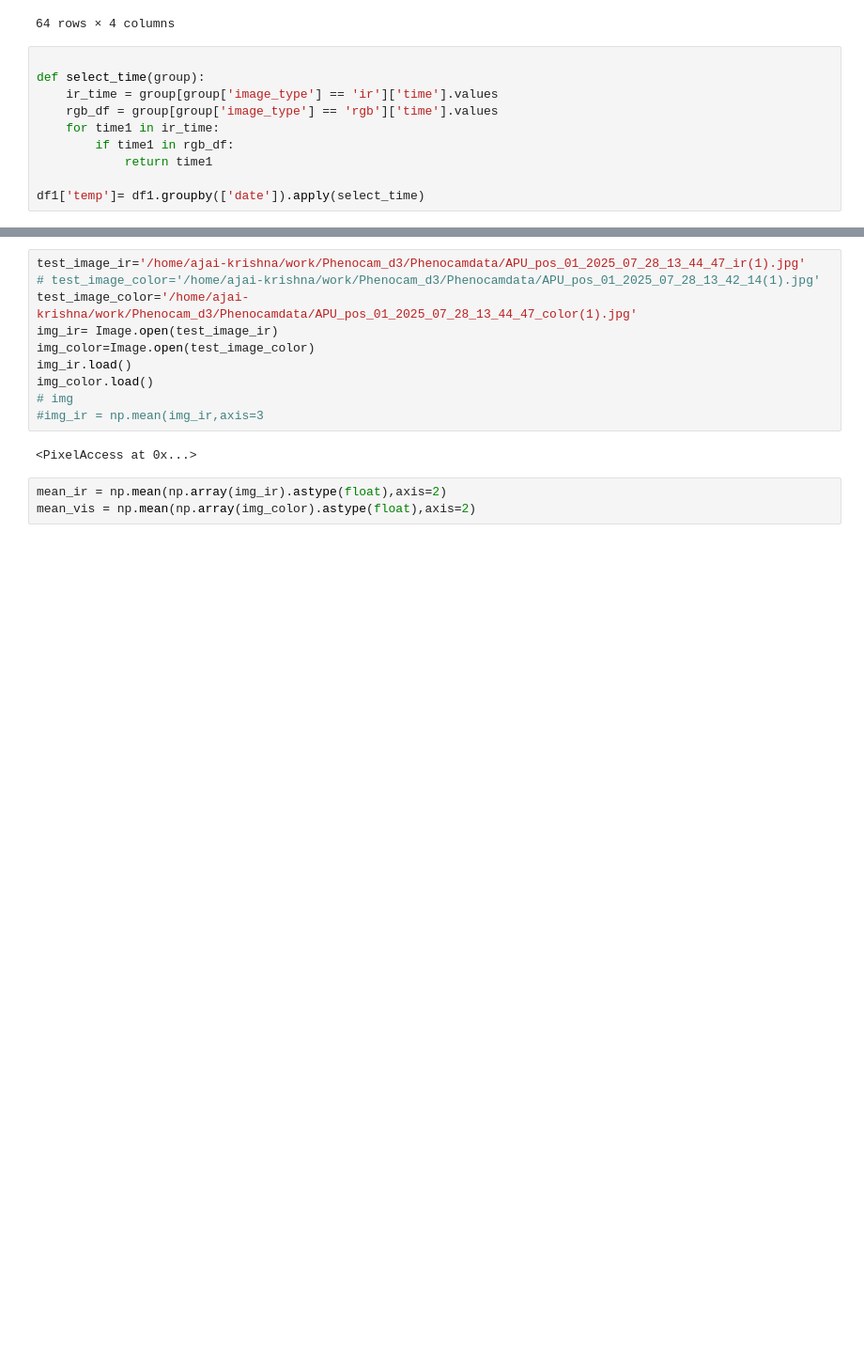
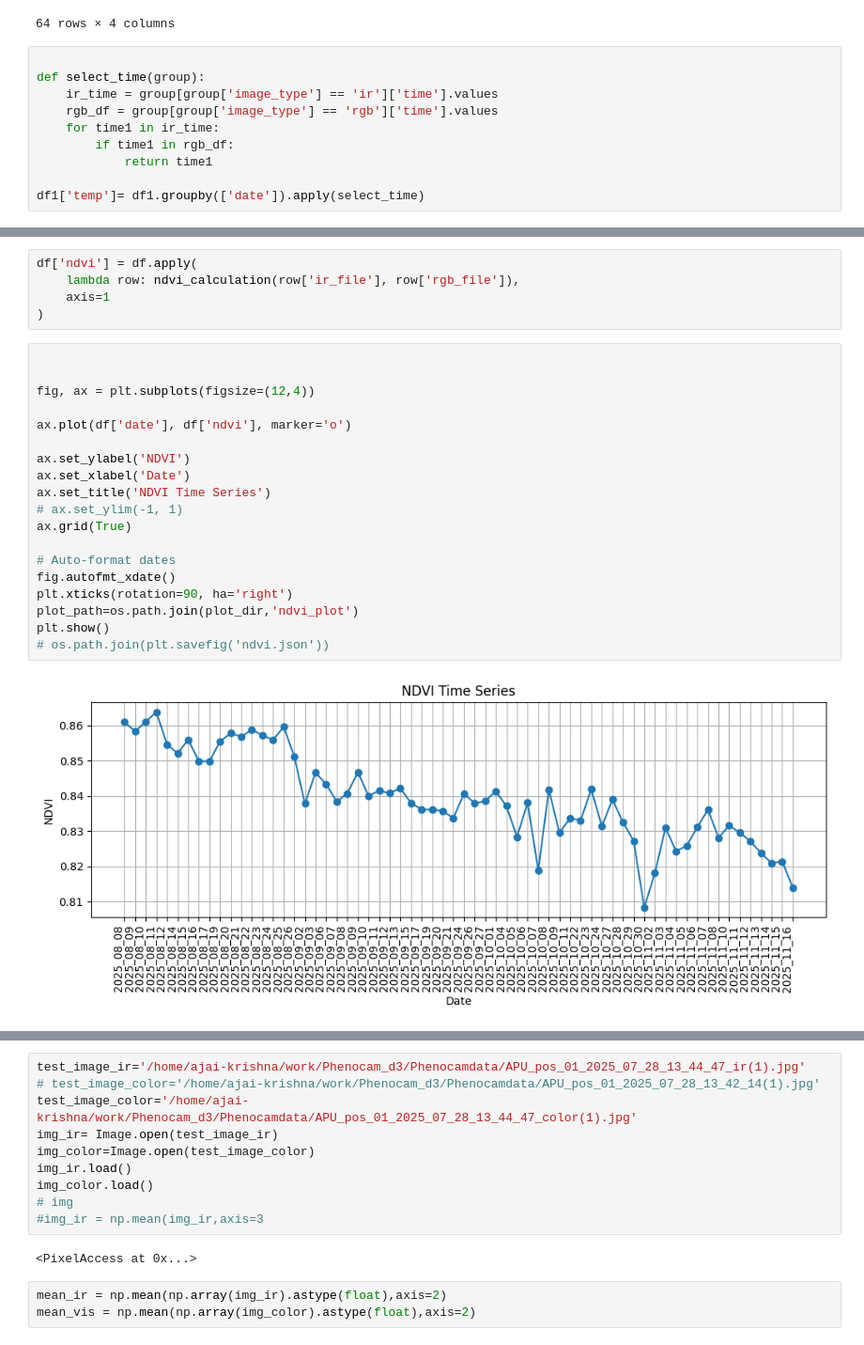
Before and after one commit to ajaikrishn/Phenocam-Dashboard, a Jupyter notebook: image_processing.ipynb, the cells around one changed output, grey strips where cells are left out. Shown at 94% size. Saved outputs shown, nothing was run; the diff lists cells and outputs as text; blank space fills up the shorter version.

```diff
--- a/image_processing.ipynb
+++ b/image_processing.ipynb
@@ -108,0 +188,26 @@ def ndvi_calculation(ir_image, rgb_image):
+# %%
+df['ndvi'] = df.apply(
+    lambda row: ndvi_calculation(row['ir_file'], row['rgb_file']),
+    axis=1
+)
+# %%
+
+
+fig, ax = plt.subplots(figsize=(12,4))
+
+ax.plot(df['date'], df['ndvi'], marker='o')
+
+ax.set_ylabel('NDVI')
+ax.set_xlabel('Date')
+ax.set_title('NDVI Time Series')
+# ax.set_ylim(-1, 1)
+ax.grid(True)
+
+# Auto-format dates
+fig.autofmt_xdate()
+plt.xticks(rotation=90, ha='right')
+plot_path=os.path.join(plot_dir,'ndvi_plot')
+plt.show()
+# os.path.join(plt.savefig('ndvi.json'))
+# %% [output]
+[figure, added]
```
Also changed, not shown: parts of 24 cells of this notebook, 4 other files.
